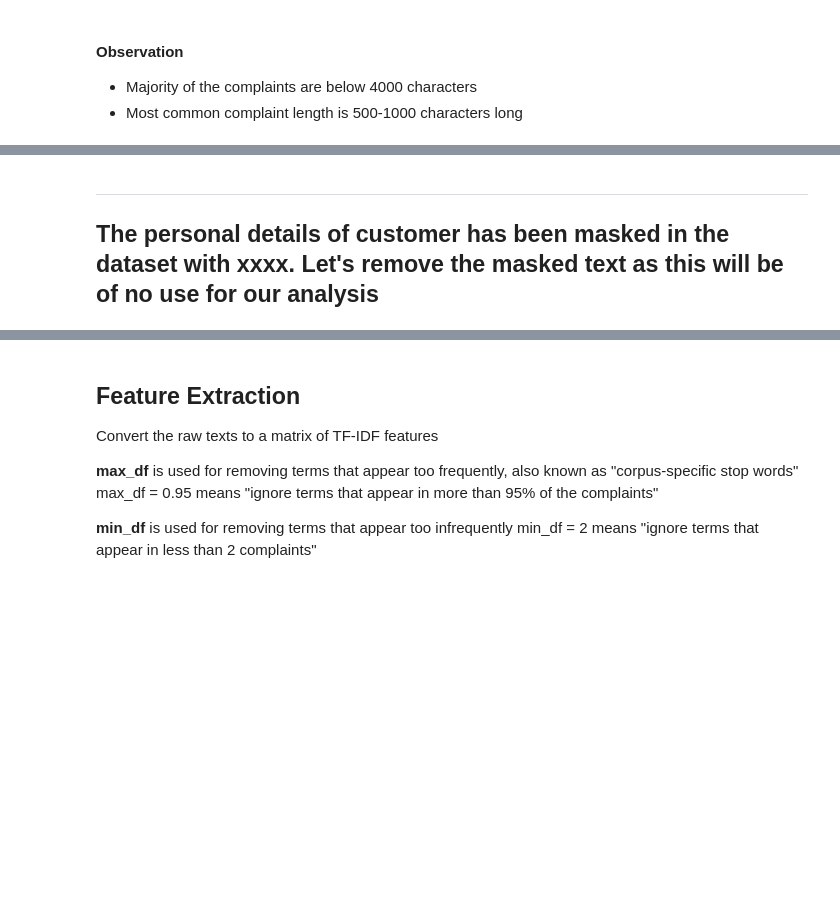
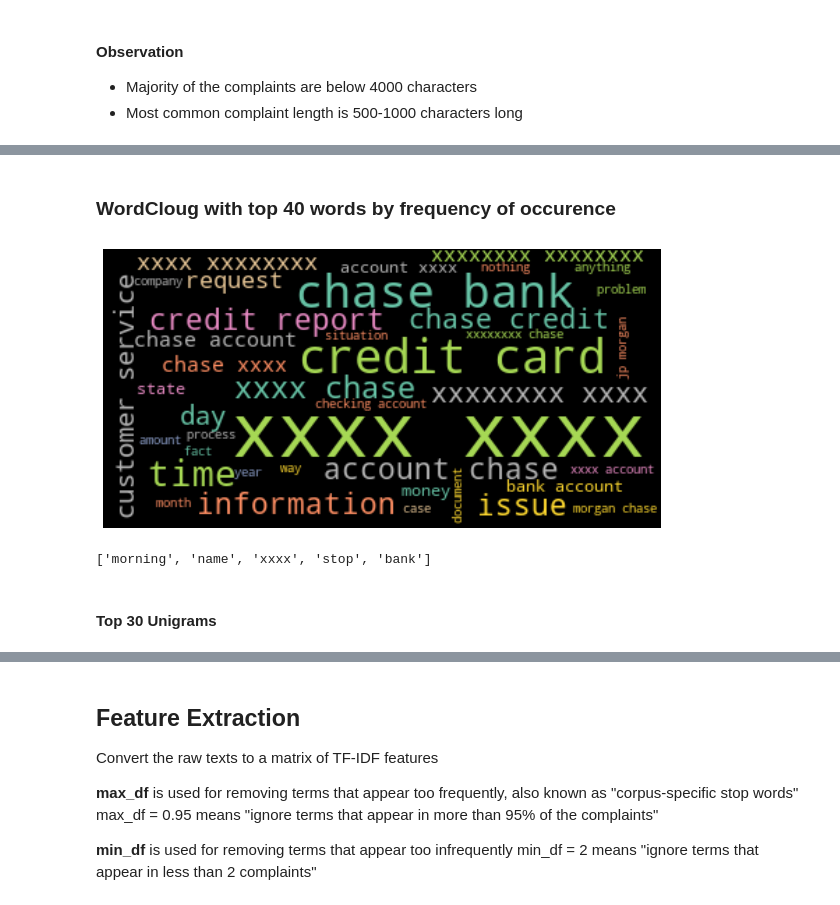
Before and after one commit to ayushxx7/TicketClassification, a Jupyter notebook: Automatic_Ticket_Classification_Assignment.ipynb, the cells around one changed output, grey strips where cells are left out. Saved outputs shown, nothing was run; the diff lists cells and outputs as text; code cells hidden in the pictures; blank space fills up the shorter version.

```diff
--- a/Automatic_Ticket_Classification_Assignment.ipynb
+++ b/Automatic_Ticket_Classification_Assignment.ipynb
@@ -426,0 +449,2 @@ print(get_relevant_words(x))
+# %%
+df_clean['nouns'] = relevant_words_from_complaints
@@ -465,13 +484,0 @@ len(all_words_list)
-# %%
-from wordcloud import WordCloud, STOPWORDS
-# Start with one review:
-#text = df_clean['lemmatized_complaint'][0]
-text = " ".join(complaint for complaint in df_clean.lemmatized_complaint)
-
-# Create and generate a word cloud image:
-wordcloud = WordCloud(max_words=40).generate(text)
-
-# Display the generated image:
-plt.imshow(wordcloud, interpolation='bilinear')
-plt.axis("off")
-plt.show()
@@ -480,3 +484,0 @@ plt.show()
-# %%
-#Removing -PRON- from the text corpus
-df_clean['Complaint_clean'] = df_clean['complaint_POS_removed'].str.replace('-PRON-', '')
@@ -497,5 +484,0 @@ df_clean['Complaint_clean'] = df_clean['complaint_POS_removed'].str.replace('-PR
-# %% [markdown]
----
-## The personal details of customer has been masked in the dataset with xxxx. Let's remove the masked text as this will be of no use for our analysis
-# %%
-df_clean['Complaint_clean'] = df_clean['Complaint_clean'].str.replace('xxxx','')
@@ -504,0 +485,14 @@ df_clean
+# %% [markdown]
+### WordCloug with top 40 words by frequency of occurence
+# %%
+from wordcloud import WordCloud, STOPWORDS
+text = " ".join(complaint for complaint in df_clean.nouns)
+
+wordcloud = WordCloud(max_words=40, background_color='black', colormap='Set2', stopwords=STOPWORDS).generate(text)
+
+plt.figure(figsize=(10,10))
+plt.imshow(wordcloud, interpolation='bilinear')
+plt.axis("off")
+plt.show()
+# %% [output]
+[figure, added]
@@ -504,0 +502,6 @@ df_clean
+# %%
+tokens[0:5]
+# %% [output]
+['morning', 'name', 'xxxx', 'stop', 'bank']
+# %% [markdown]
+#### Top 30 Unigrams
```
Also changed, not shown: parts of 47 cells of this notebook.
